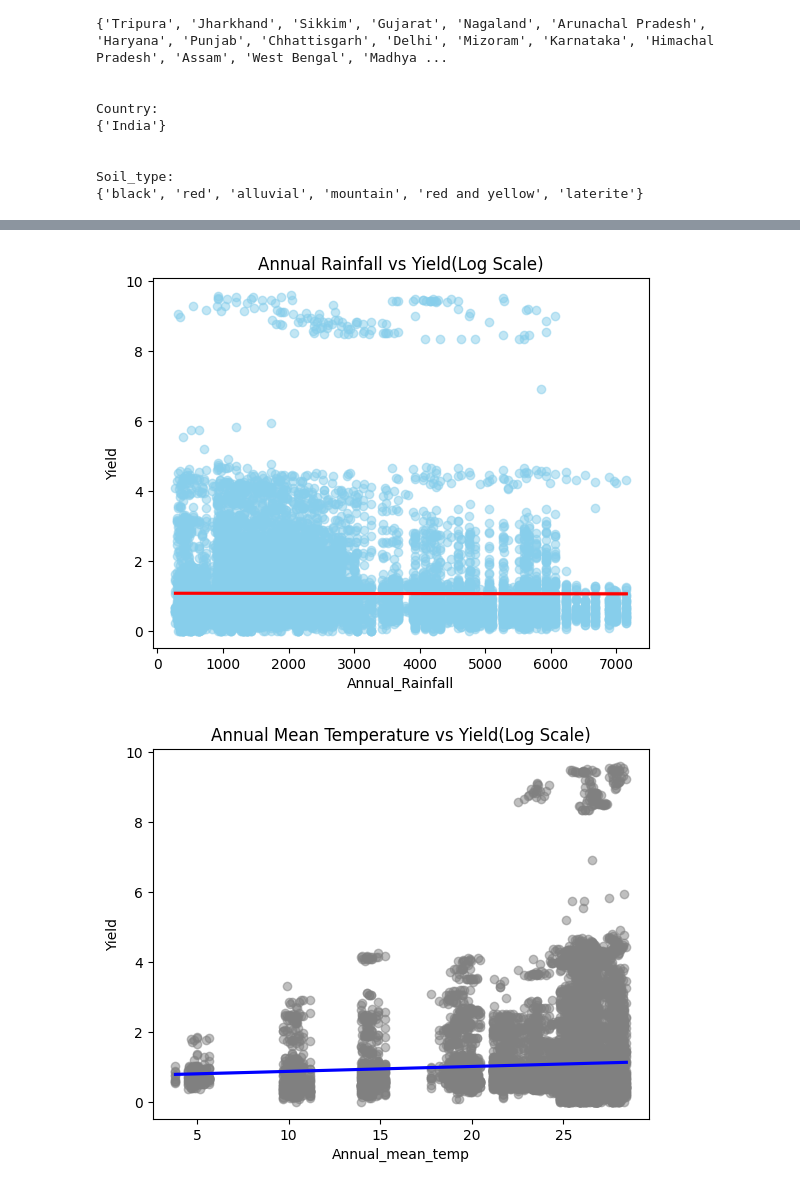
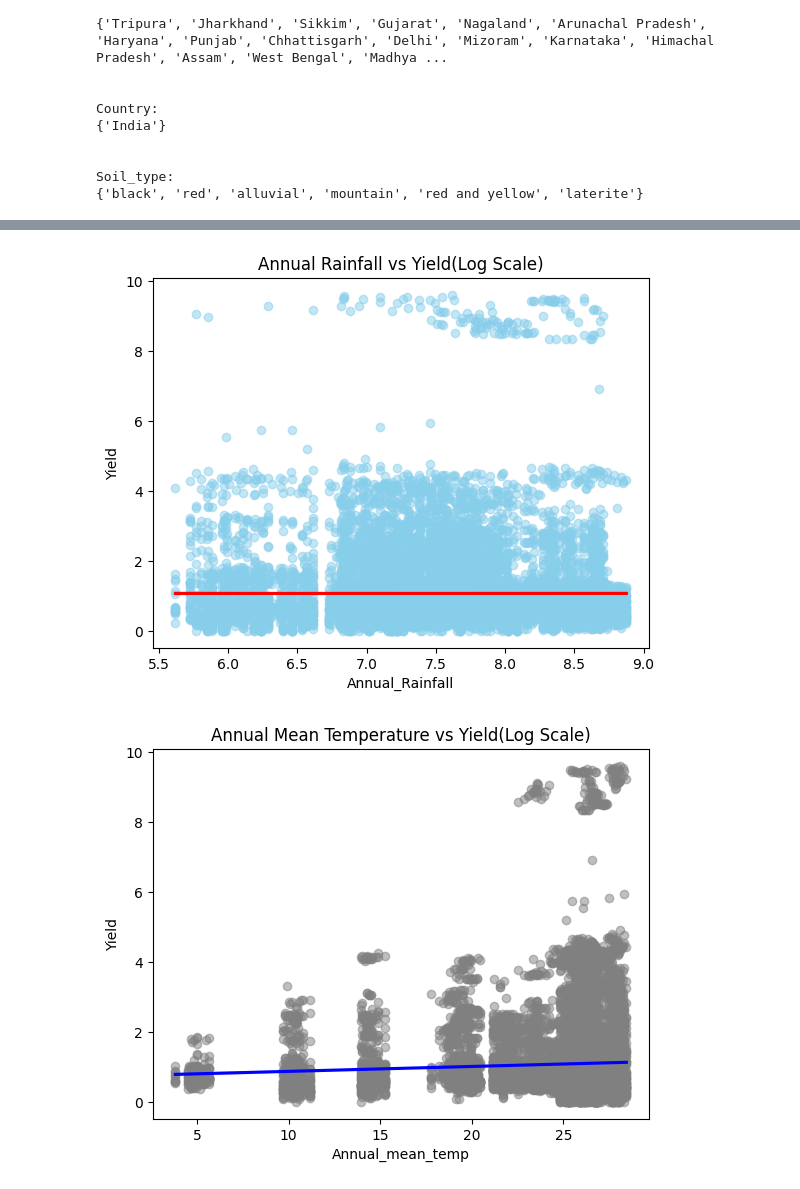
Before and after one commit to Sneha-s-kumarr/ICTAK_DSA_FinalProject, a Jupyter notebook: Crop_Yield_prediction_regression_task.ipynb, the cells around one changed output, grey strips where cells are left out. Cells and saved outputs as stored; diff of their text form; code cells hidden in the pictures.

```diff
--- a/Crop_Yield_prediction_regression_task.ipynb
+++ b/Crop_Yield_prediction_regression_task.ipynb
@@ -362,17 +378,17 @@ Soil_type:
 # %%
 # sns.scatterplot(x= yield_df.Annual_Rainfall, y= yield_df.Yield)
 # sns.scatterplot(x= yield_df.Annual_Rainfall, y= np.log1p(yield_df.Yield))
 
 sns.regplot (
-    x= yield_df.Annual_Rainfall,
+    x= np.log1p(yield_df.Annual_Rainfall),
     y= np.log1p(yield_df.Yield),
     scatter_kws= {'alpha':0.5, 'color':'skyblue'},
     line_kws= {'color':'red'}
 )
 plt.title('Annual Rainfall vs Yield(Log Scale)')
 plt.show()
 # %% [output]
-[figure, old version]
+[figure, new version]
 # %%
 # sns.scatterplot(x= yield_df.Annual_mean_temp, y= np.log1p(yield_df.Yield))
 sns.regplot (
```
Also changed, not shown: parts of 10 cells of this notebook.
